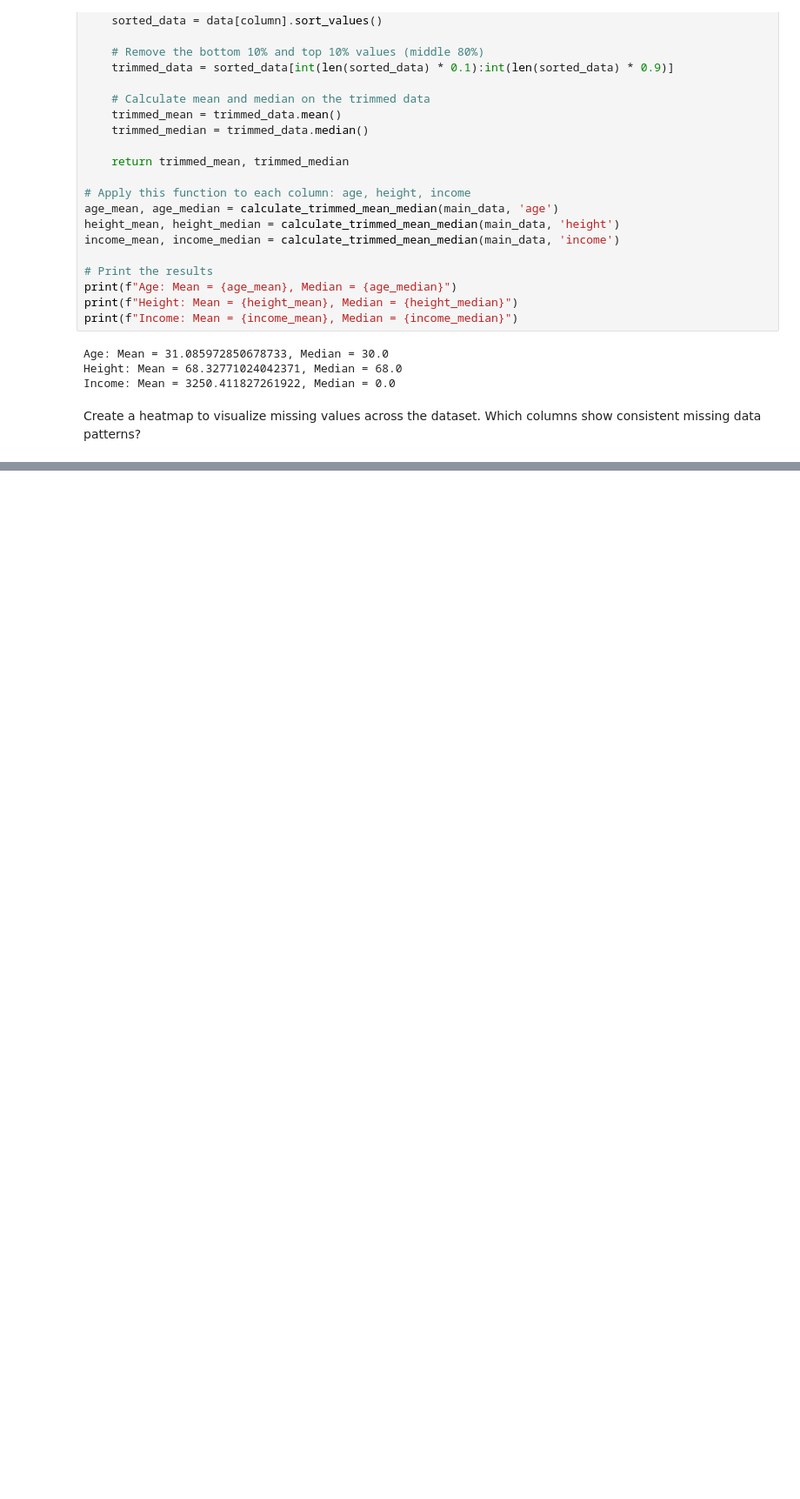
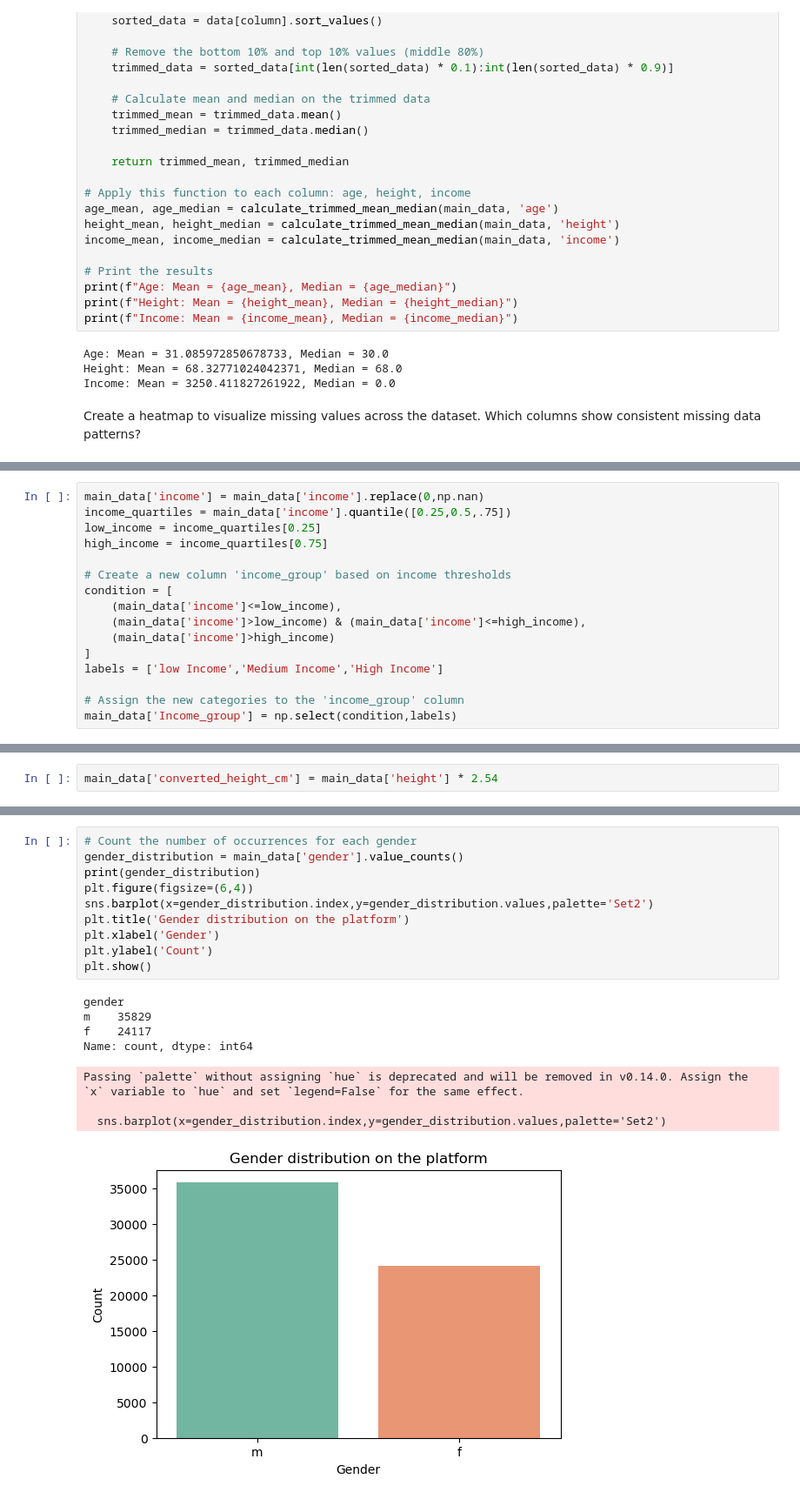
Before and after one commit to ra1croft/Data-Analysis---NextLP, a Jupyter notebook: Next_Leap/Analysing Bumble Profiles.ipynb, the cells around one changed output, grey strips where cells are left out. Shown at 87% size. Saved outputs shown, nothing was run; the diff lists cells and outputs as text; blank space fills up the shorter version.

```diff
--- a/Next_Leap/Analysing Bumble Profiles.ipynb
+++ b/Next_Leap/Analysing Bumble Profiles.ipynb
@@ -268,0 +309,16 @@ plt.show()
+# %%
+main_data['income'] = main_data['income'].replace(0,np.nan)
+income_quartiles = main_data['income'].quantile([0.25,0.5,.75])
+low_income = income_quartiles[0.25]
+high_income = income_quartiles[0.75]
+
+# Create a new column 'income_group' based on income thresholds
+condition = [
+    (main_data['income']<=low_income),
+    (main_data['income']>low_income) & (main_data['income']<=high_income),
+    (main_data['income']>high_income)
+]
+labels = ['low Income','Medium Income','High Income']
+
+# Assign the new categories to the 'income_group' column
+main_data['Income_group'] = np.select(condition,labels)
@@ -268,0 +394,2 @@ plt.show()
+# %%
+main_data['converted_height_cm'] = main_data['height'] * 2.54
@@ -268,0 +416,19 @@ plt.show()
+# %%
+# Count the number of occurrences for each gender
+gender_distribution = main_data['gender'].value_counts()
+print(gender_distribution)
+plt.figure(figsize=(6,4))
+sns.barplot(x=gender_distribution.index,y=gender_distribution.values,palette='Set2')
+plt.title('Gender distribution on the platform')
+plt.xlabel('Gender')
+plt.ylabel('Count')
+plt.show()
+# %% [output]
+gender
+m    35829
+f    24117
+Name: count, dtype: int64
+Passing `palette` without assigning `hue` is deprecated and will be removed in v0.14.0. Assign the `x` variable to `hue` and set `legend=False` for the same effect.
+
+  sns.barplot(x=gender_distribution.index,y=gender_distribution.values,palette='Set2')
+[figure, added]
```
Also changed, not shown: parts of 16 cells of this notebook.
